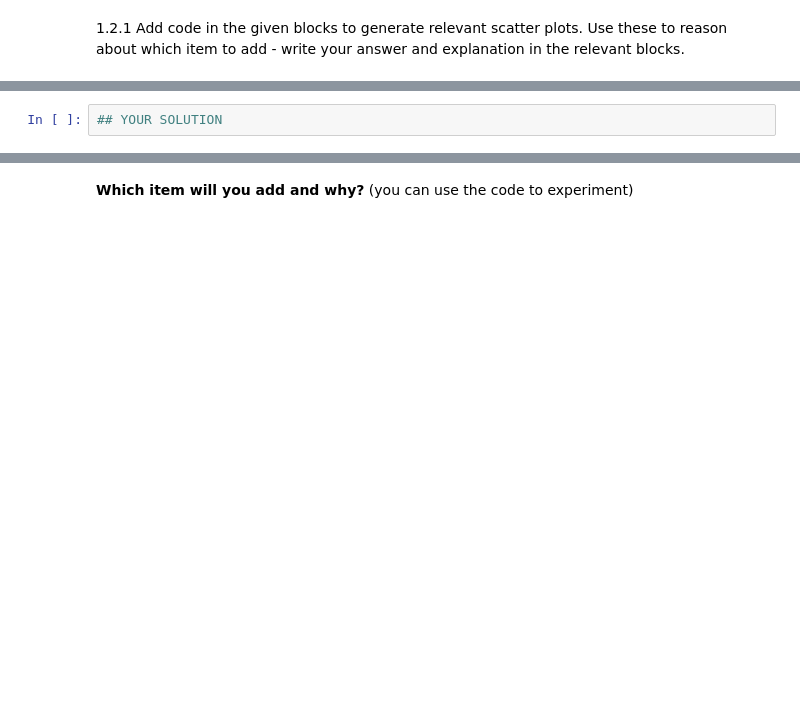
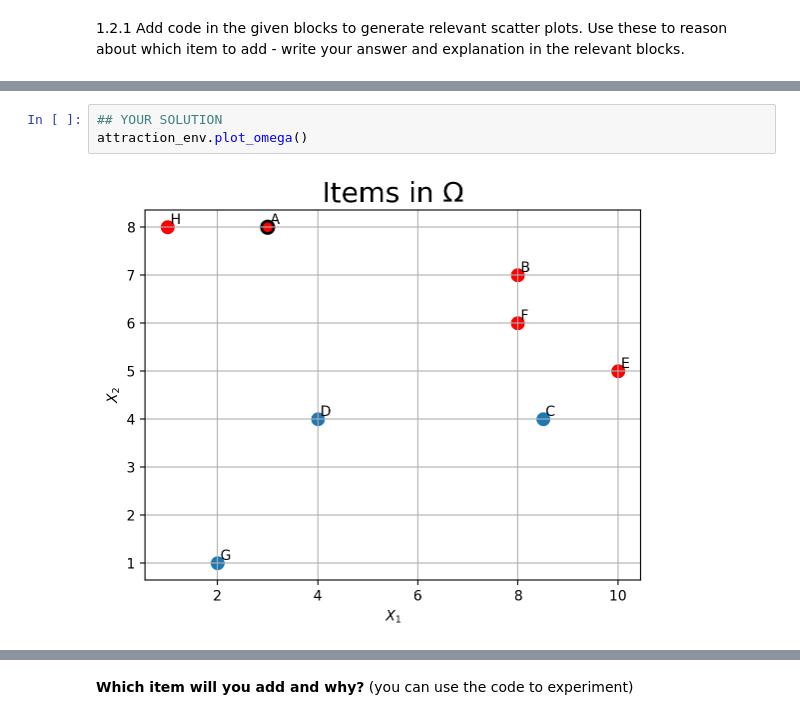
Before and after one commit to Strugoeden121/ML_Human2, a Jupyter notebook: HW2_2024_students.ipynb, the cells around one changed output, grey strips where cells are left out. Cells and saved outputs as stored; diff of their text form; blank space fills up the shorter version.

```diff
--- a/HW2_2024_students.ipynb
+++ b/HW2_2024_students.ipynb
@@ -511,4 +593,7 @@ attraction_env.inspect_data(items_type="tag")
 # %%
 ## YOUR SOLUTION
+attraction_env.plot_omega()
+# %% [output]
+[figure, added]
 # %%
 ## YOUR SOLUTION
```
Also changed, not shown: parts of 24 cells of this notebook.
